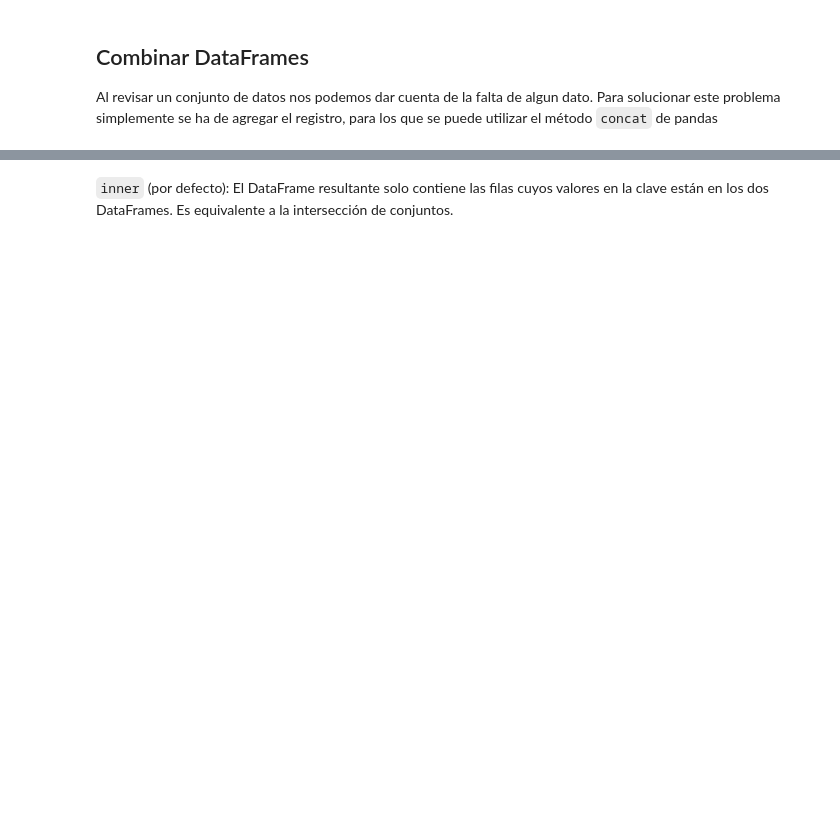
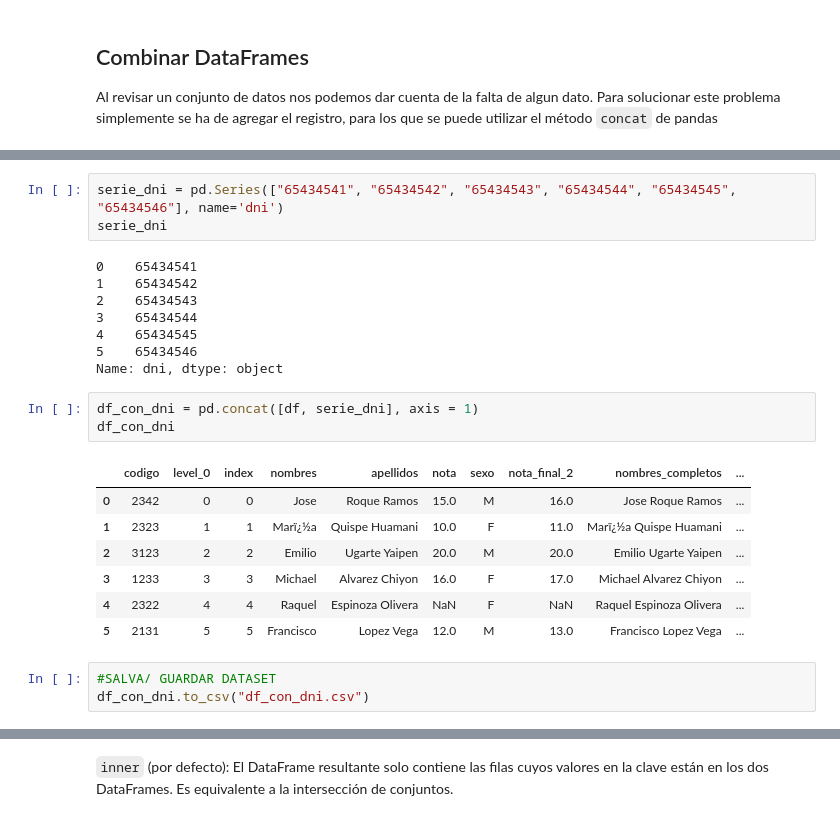
Before and after one commit to TheRealBoss0805/cursoPythonIdat, a Jupyter notebook: clase_3/clase-03.ipynb, the cells around one changed output, grey strips where cells are left out. Drawn from its saved outputs; the diff is of its cells as text; blank space fills up the shorter version.

```diff
--- a/clase_3/clase-03.ipynb
+++ b/clase_3/clase-03.ipynb
@@ -241,3 +286,28 @@ Al revisar un conjunto de datos nos podemos dar cuenta de la falta de algun dato
+# %%
+serie_dni = pd.Series(["65434541", "65434542", "65434543", "65434544", "65434545", "65434546"], name='dni')
+serie_dni
+# %% [output]
+0    65434541
+1    65434542
+2    65434543
+3    65434544
+4    65434545
+5    65434546
+Name: dni, dtype: object
+# %%
+df_con_dni = pd.concat([df, serie_dni], axis = 1)
+df_con_dni
+# %% [output]
+|  | codigo | level_0 | index | nombres | apellidos | nota | sexo | nota_final_2 | nombres_completos | ... |
+| 0 | 2342 | 0 | 0 | Jose | Roque Ramos | 15.0 | M | 16.0 | Jose Roque Ramos | ... |
+| 1 | 2323 | 1 | 1 | Marï¿½a | Quispe Huamani | 10.0 | F | 11.0 | Marï¿½a Quispe Huamani | ... |
+| 2 | 3123 | 2 | 2 | Emilio | Ugarte Yaipen | 20.0 | M | 20.0 | Emilio Ugarte Yaipen | ... |
+| 3 | 1233 | 3 | 3 | Michael | Alvarez Chiyon | 16.0 | F | 17.0 | Michael Alvarez Chiyon | ... |
+| 4 | 2322 | 4 | 4 | Raquel | Espinoza Olivera | NaN | F | NaN | Raquel Espinoza Olivera | ... |
+| 5 | 2131 | 5 | 5 | Francisco | Lopez Vega | 12.0 | M | 13.0 | Francisco Lopez Vega | ... |
+# %%
+#SALVA/ GUARDAR DATASET
+df_con_dni.to_csv("df_con_dni.csv")
 # %% [markdown]
 ## Mezcla de DataFrames
 La mezcla de DataFrames permite integrar filas de dos DataFrames que contienen información en común en una o varias columnas o índices que se conocen como clave.
```
Also changed, not shown: parts of 38 cells of this notebook, 13 other files.
